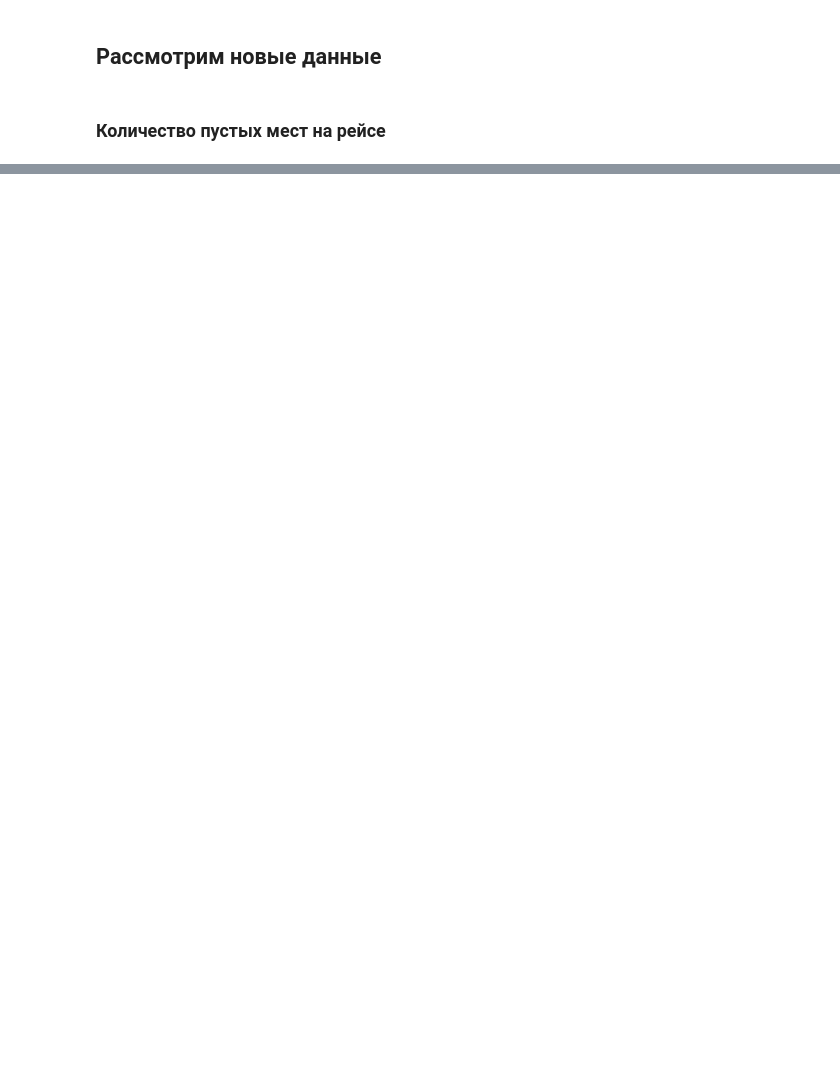
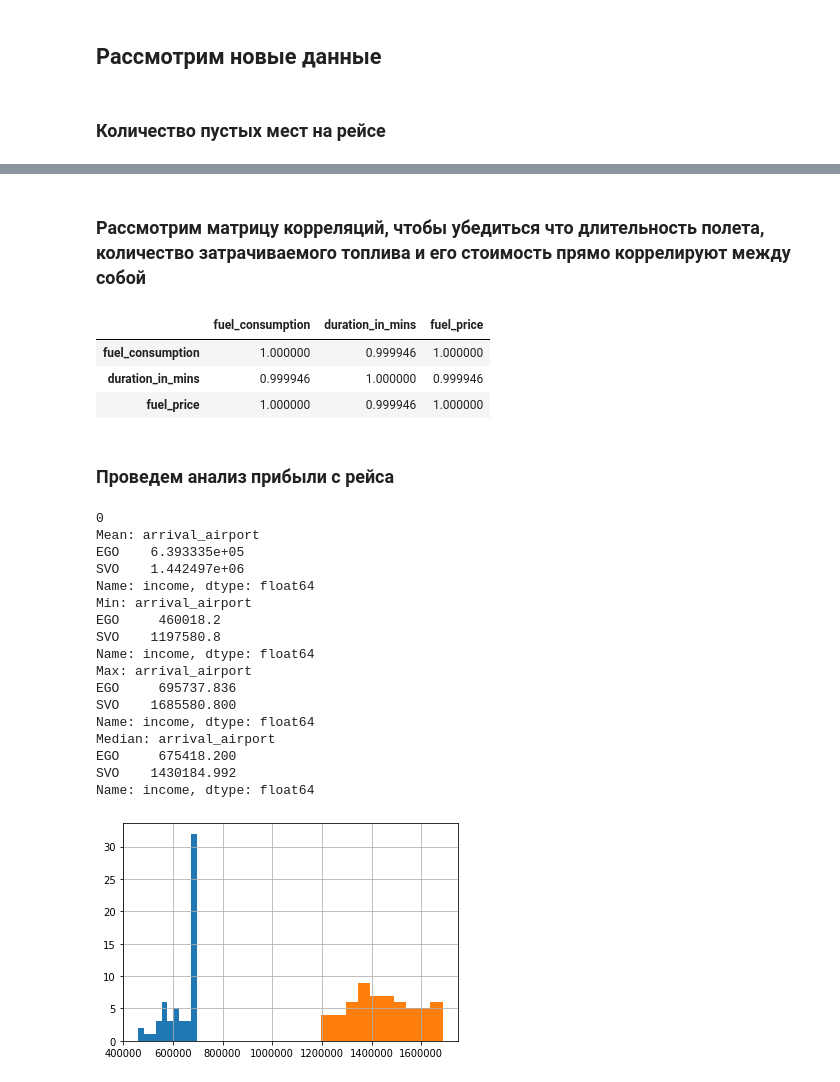
Before and after one commit to Fahrenheit-sp/SkillFactory, a Jupyter notebook: module_4/Module_4.ipynb, the cells around one changed output, grey strips where cells are left out. Cells and saved outputs as stored; diff of their text form; code cells hidden in the pictures; blank space fills up the shorter version.

```diff
--- a/module_4/Module_4.ipynb
+++ b/module_4/Module_4.ipynb
@@ -774,0 +227,39 @@ data_model.head()
+# %% [markdown]
+### Рассмотрим матрицу корреляций, чтобы убедиться что длительность полета, количество затрачиваемого топлива и его стоимость прямо коррелируют между собой
+# %%
+data[['fuel_consumption', 'duration_in_mins', 'fuel_price']].corr()
+
+# Видим прямую зависимость всех трех параметров, следовательно расчеты верны
+# %% [output]
+|  | fuel_consumption | duration_in_mins | fuel_price |
+| fuel_consumption | 1.000000 | 0.999946 | 1.000000 |
+| duration_in_mins | 0.999946 | 1.000000 | 0.999946 |
+| fuel_price | 1.000000 | 0.999946 | 1.000000 |
+# %% [markdown]
+### Проведем анализ прибыли с рейса
+# %%
+# убедимся что нет убыточных рейсов
+print(len(data[data.income<0]))
+
+## Выведем количество пустых мест на каждом из направлений
+income_data = data.groupby(by=['arrival_airport'])['income']
+display_group_data_for(income_data)
+# %% [output]
+0
+Mean: arrival_airport
+EGO    6.393335e+05
+SVO    1.442497e+06
+Name: income, dtype: float64
+Min: arrival_airport
+EGO     460018.2
+SVO    1197580.8
+Name: income, dtype: float64
+Max: arrival_airport
+EGO     695737.836
+SVO    1685580.800
+Name: income, dtype: float64
+Median: arrival_airport
+EGO     675418.200
+SVO    1430184.992
+Name: income, dtype: float64
+[figure, added]
```
Also changed, not shown: parts of 45 cells of this notebook.
